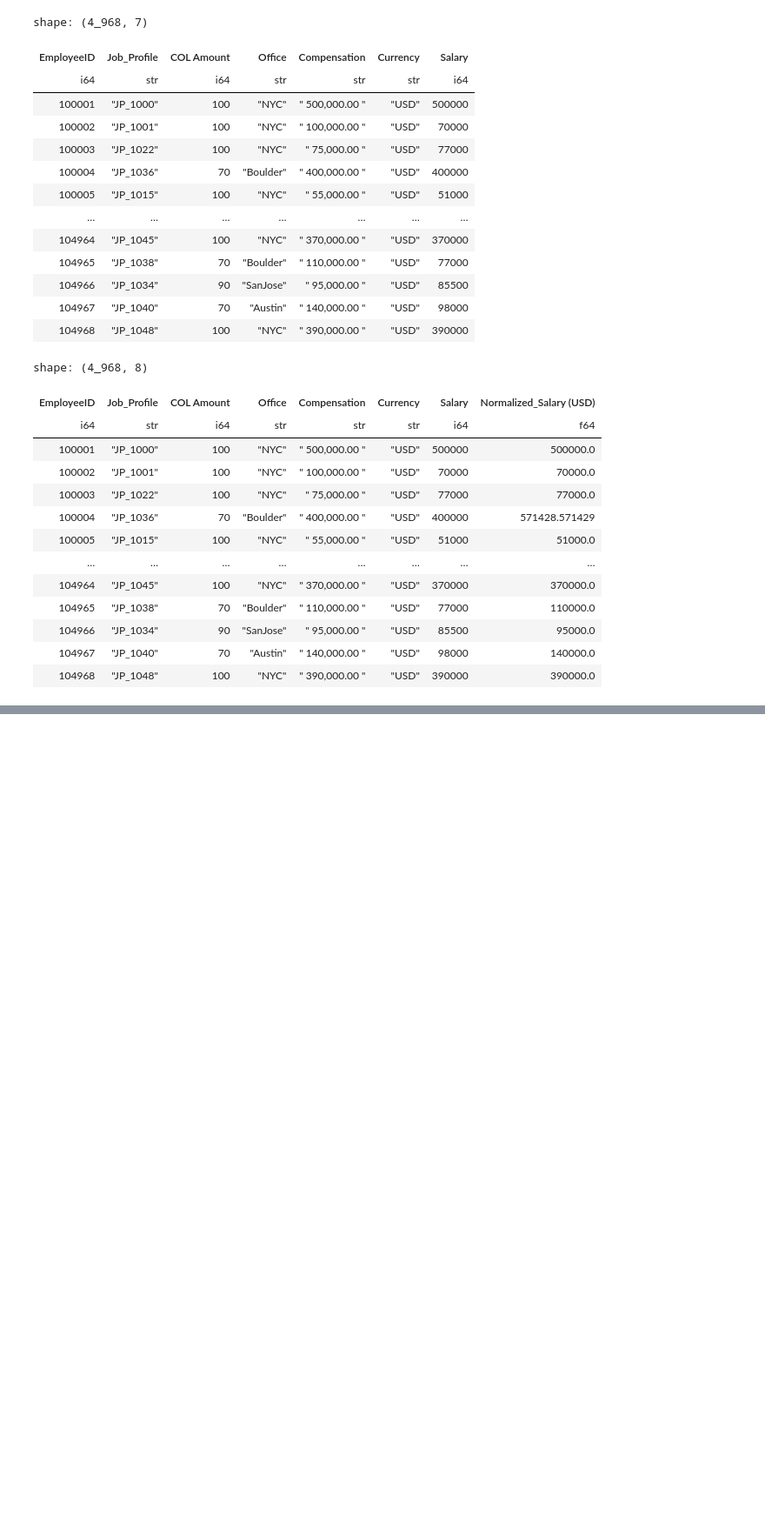
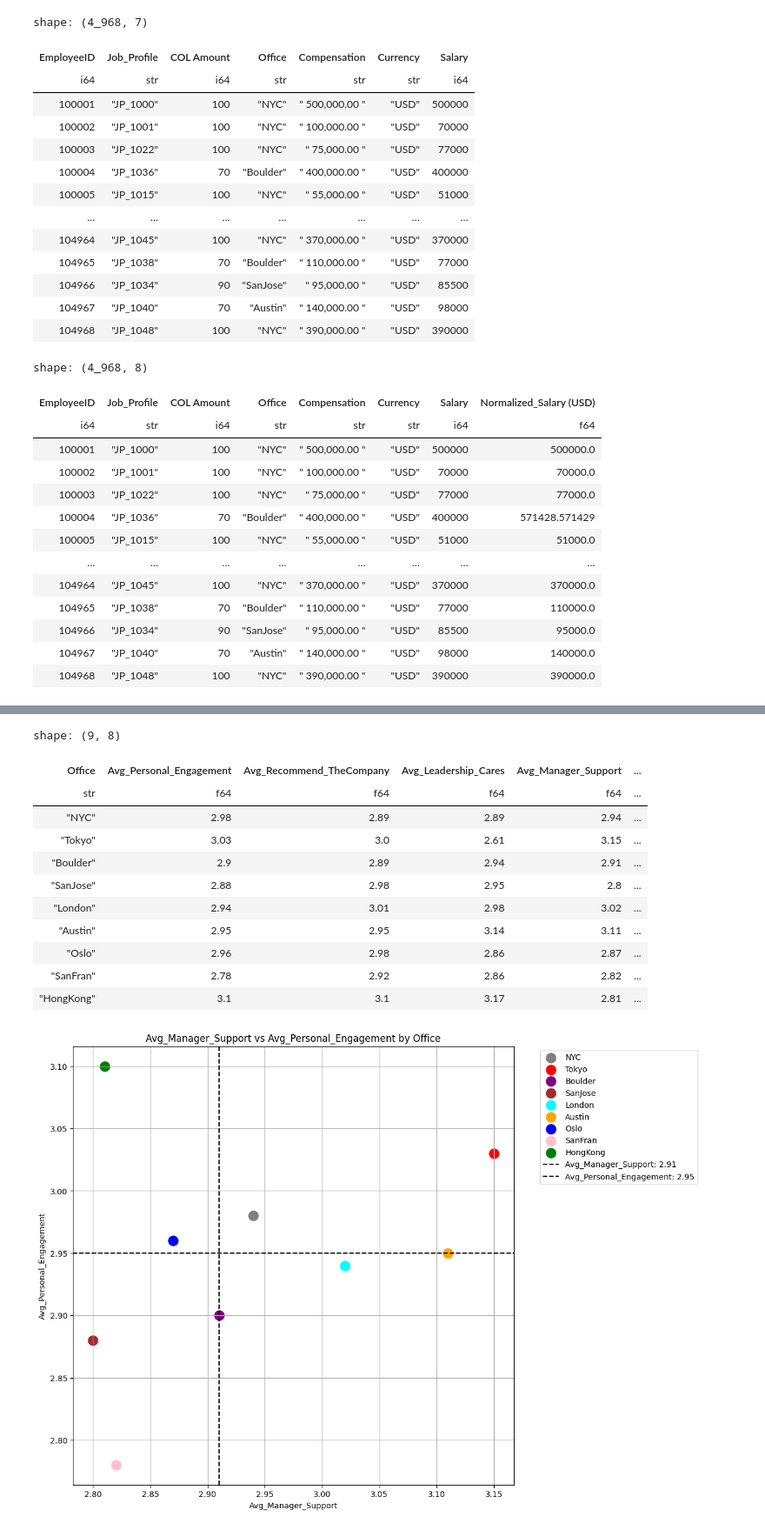
Before and after one commit to LeonTran29/Human_Resource_Data_Set_-TheCompany-, a Jupyter notebook: Process.ipynb, the cells around one changed output, grey strips where cells are left out. Shown: that part at 87% size. Drawn from its saved outputs; the diff is of its cells as text; code cells hidden in the pictures; blank space fills up the shorter version.

Commit message:
Upload_ManagerSupport_Personal_Relationship

```diff
--- a/Process.ipynb
+++ b/Process.ipynb
@@ -337,0 +374,62 @@ Series: 'Office' [str]
+# %%
+df_group = Company.join(Engagement, on = "EmployeeID", how = "inner")
+
+df_agg = df_group.group_by("Office").agg(
+    pl.col("I feel engaged in my work.").mean().round(2).alias("Avg_Personal_Engagement"),
+    pl.col("I would recommend my friends or Family to work at TheCompany").mean().round(2).alias("Avg_Recommend_TheCompany"),
+    pl.col("I believe Leadership cares about the employees at TheCompany").mean().round(2).alias("Avg_Leadership_Cares"),
+    pl.col("My manager supports me in my role at TheCompany").mean().round(2).alias("Avg_Manager_Support"),
+    pl.col("I plan on staying with TheCompany for at least 2 more years.").mean().round(2).alias("Avg_Plan_to_Stay"),
+    pl.col("My manager motivates me to work hard.").mean().round(2).alias("Avg_Manager_Motivation"),
+    pl.col("I am motivated to work hard at TheCompany.").mean().round(2).alias("Avg_Personal_Motivation")
+)
+display(df_agg)
+
+color_map = {
+    "Tokyo" : "red",
+	"Oslo" : "blue",
+	"HongKong" : "green",
+	"Boulder" : "purple",
+	"Austin" : "orange",
+	"SanFran" : "pink",
+	"SanJose" : "brown",
+	"NYC" : "gray",
+	"London" : "cyan"
+}
+custom_color = [color_map.get(office, 'black') for office in df_agg['Office']]
+def plot_scatter(df, col1, col2, collabel, color_map):
+    custom_color = [color_map.get(ele1, 'black') for ele1 in df[collabel]]
+    fig, ax = plt.subplots(figsize = (10,10))
+    for label, color in zip(df[collabel],custom_color):
+        label_data = df.filter(pl.col(collabel) == label)
+        plt.scatter(label_data[col1],label_data[col2], label = label, c = color, s=150)
+
+    median_col1 = df[col1].median()
+    median_col2 = df[col2].median()
+
+    plt.axvline(x=median_col1, color='black', linestyle='--', label=f'{col1}: {median_col1:.2f}')
+    plt.axhline(y=median_col2, color='black', linestyle='--', label=f'{col2}: {median_col2:.2f}')
+
+    plt.xlabel(col1)
+    plt.ylabel(col2)
+    plt.title(f'{col1} vs {col2} by {collabel}')
+    plt.legend(bbox_to_anchor = (1.05,1), loc = 'upper left')
+    plt.grid()
+    plt.show()
+
+plot_scatter(df_agg, 'Avg_Manager_Support', 'Avg_Personal_Engagement', 'Office', color_map)
+plot_scatter(df_agg, 'Avg_Manager_Support', 'Avg_Personal_Motivation', 'Office', color_map)
+# %% [output]
+shape: (9, 8)
+| Office | Avg_Personal_Engagement | Avg_Recommend_TheCompany | Avg_Leadership_Cares | Avg_Manager_Support | ... |
+| str | f64 | f64 | f64 | f64 | ... |
+| "NYC" | 2.98 | 2.89 | 2.89 | 2.94 | ... |
+| "Tokyo" | 3.03 | 3.0 | 2.61 | 3.15 | ... |
+| "Boulder" | 2.9 | 2.89 | 2.94 | 2.91 | ... |
+| "SanJose" | 2.88 | 2.98 | 2.95 | 2.8 | ... |
+| "London" | 2.94 | 3.01 | 2.98 | 3.02 | ... |
+| "Austin" | 2.95 | 2.95 | 3.14 | 3.11 | ... |
+| "Oslo" | 2.96 | 2.98 | 2.86 | 2.87 | ... |
+| "SanFran" | 2.78 | 2.92 | 2.86 | 2.82 | ... |
+| "HongKong" | 3.1 | 3.1 | 3.17 | 2.81 | ... |
+[figure, added]
```
Also changed, not shown: parts of 12 cells of this notebook.
